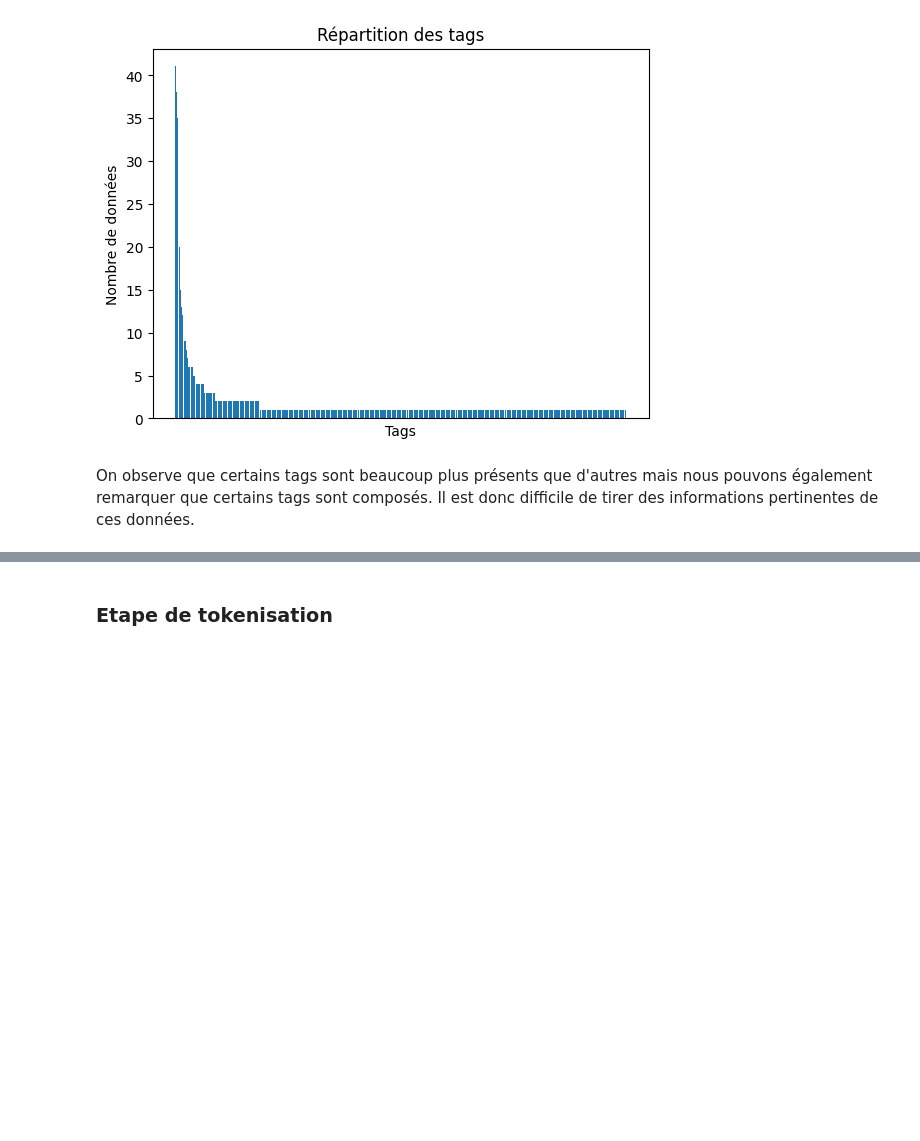
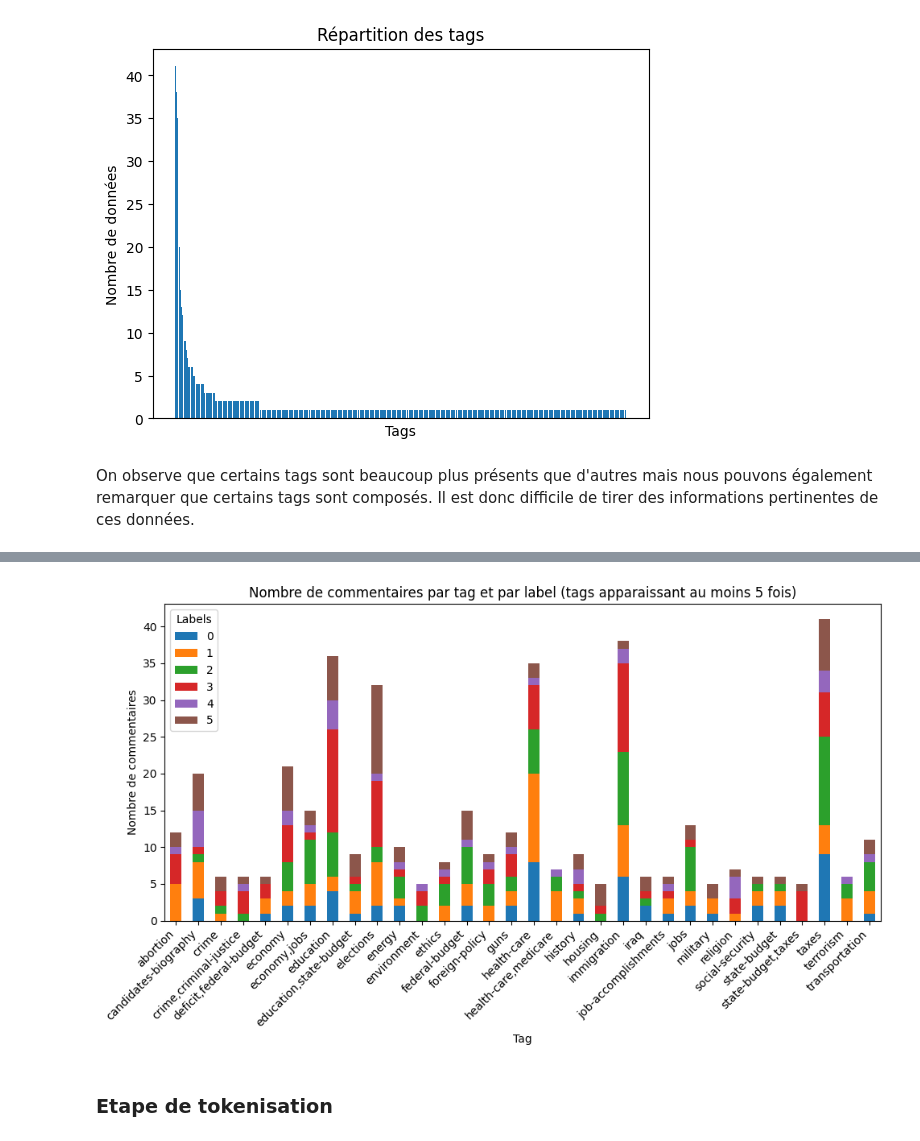
Before and after one commit to Harsisis/MachineLearning_TP, a Jupyter notebook: machineLearning/TP4/main.ipynb, the cells around one changed output, grey strips where cells are left out. Drawn from its saved outputs; the diff is of its cells as text; code cells hidden in the pictures; blank space fills up the shorter version.

```diff
--- a/machineLearning/TP4/main.ipynb
+++ b/machineLearning/TP4/main.ipynb
@@ -188,3 +211,29 @@ On observe que certains tags sont beaucoup plus présents que d'autres mais nous
+# %%
+import matplotlib.pyplot as plt
+
+# Compter le nombre d'occurrences de chaque tag
+tag_counts = df_train['Text_Tag'].value_counts()
+
+# Filtrer les tags qui apparaissent au moins 5 fois
+tags_to_plot = tag_counts[tag_counts >= 5].index
+
+# Filtrer le DataFrame original pour ne conserver que les lignes correspondant à ces tags
+filtered_df = df_train[df_train['Text_Tag'].isin(tags_to_plot)]
+
+# Comptage du nombre de commentaires pour chaque tag et label
+tag_label_counts = filtered_df.groupby(['Text_Tag', 'Labels']).size().unstack(fill_value=0)
+
+# Tracer le graphique à barres
+tag_label_counts.plot(kind='bar', stacked=True, figsize=(10, 6))
+plt.title('Nombre de commentaires par tag et par label (tags apparaissant au moins 5 fois)')
+plt.xlabel('Tag')
+plt.ylabel('Nombre de commentaires')
+plt.legend(title='Labels')
+plt.xticks(rotation=45, ha='right')
+plt.tight_layout()
+plt.show()
+# %% [output]
+[figure, added]
 # %% [markdown]
 ### Etape de tokenisation
 # %%
```
Also changed, not shown: parts of 1 cell of this notebook.
